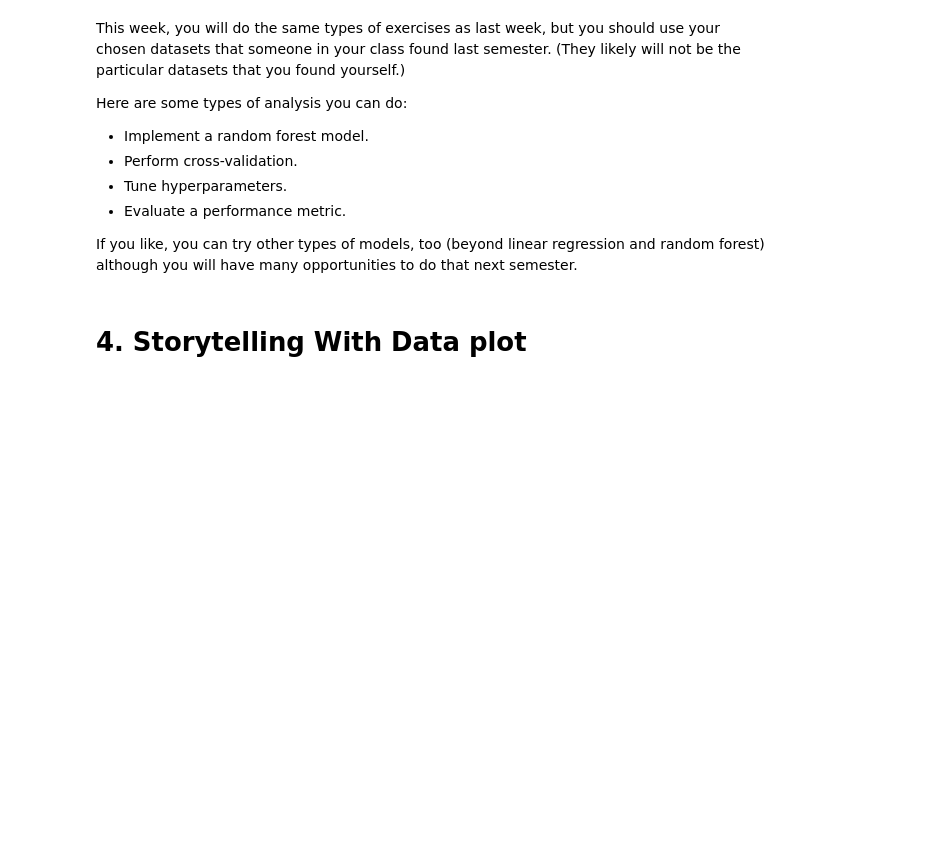
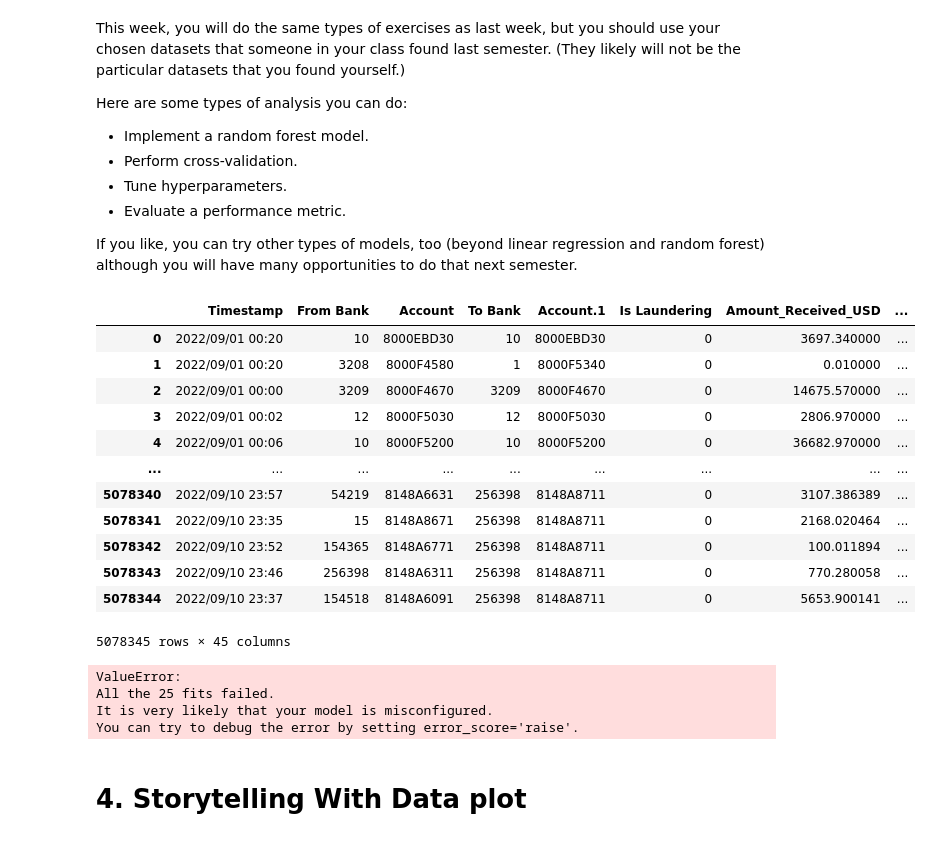
Before and after one commit to calebhadley1/Module-B-semester-2, a Jupyter notebook: Week11.ipynb, the cells around one changed output. Drawn from its saved outputs; the diff is of its cells as text; code cells hidden in the pictures; blank space fills up the shorter version.

Commit message:
add milestone 3 assets

```diff
--- a/Week11.ipynb
+++ b/Week11.ipynb
@@ -73,3 +73,20 @@ Here are some types of analysis you can do:
 * Evaluate a performance metric.
 
 If you like, you can try other types of models, too (beyond linear regression and random forest) although you will have many opportunities to do that next semester.
+# %%
+df = pd.read_csv('Milestone 3 EDA/hi_small_trans_cleaned.csv')
+df
+# %% [output]
+|  | Timestamp | From Bank | Account | To Bank | Account.1 | Is Laundering | Amount_Received_USD | ... |
+| 0 | 2022/09/01 00:20 | 10 | 8000EBD30 | 10 | 8000EBD30 | 0 | 3697.340000 | ... |
+| 1 | 2022/09/01 00:20 | 3208 | 8000F4580 | 1 | 8000F5340 | 0 | 0.010000 | ... |
+| 2 | 2022/09/01 00:00 | 3209 | 8000F4670 | 3209 | 8000F4670 | 0 | 14675.570000 | ... |
+| 3 | 2022/09/01 00:02 | 12 | 8000F5030 | 12 | 8000F5030 | 0 | 2806.970000 | ... |
+| 4 | 2022/09/01 00:06 | 10 | 8000F5200 | 10 | 8000F5200 | 0 | 36682.970000 | ... |
+| ... | ... | ... | ... | ... | ... | ... | ... | ... |
+| 5078340 | 2022/09/10 23:57 | 54219 | 8148A6631 | 256398 | 8148A8711 | 0 | 3107.386389 | ... |
+| 5078341 | 2022/09/10 23:35 | 15 | 8148A8671 | 256398 | 8148A8711 | 0 | 2168.020464 | ... |
+| 5078342 | 2022/09/10 23:52 | 154365 | 8148A6771 | 256398 | 8148A8711 | 0 | 100.011894 | ... |
+| 5078343 | 2022/09/10 23:46 | 256398 | 8148A6311 | 256398 | 8148A8711 | 0 | 770.280058 | ... |
+| 5078344 | 2022/09/10 23:37 | 154518 | 8148A6091 | 256398 | 8148A8711 | 0 | 5653.900141 | ... |
+5078345 rows × 45 columns
@@ -76,3 +103,25 @@ If you like, you can try other types of models, too (beyond linear regression an
+# %%
+from sklearn.model_selection import RepeatedKFold, cross_val_score
+
+
+model = RandomForestRegressor(random_state=random_state)
+
+cv = RepeatedKFold(n_splits=5, n_repeats=5, random_state=random_state)
+
+scores = cross_val_score(
+    model,
+    X_train,
+    y_train,
+    scoring='f1',
+    cv=cv,
+    n_jobs=-1
+)
+scores
+# %% [output]
+ValueError:
+All the 25 fits failed.
+It is very likely that your model is misconfigured.
+You can try to debug the error by setting error_score='raise'.
 # %% [markdown]
 # 4. Storytelling With Data plot
 # %% [markdown]
```
Also changed, not shown: parts of 3 cells of this notebook, 13 other files.
